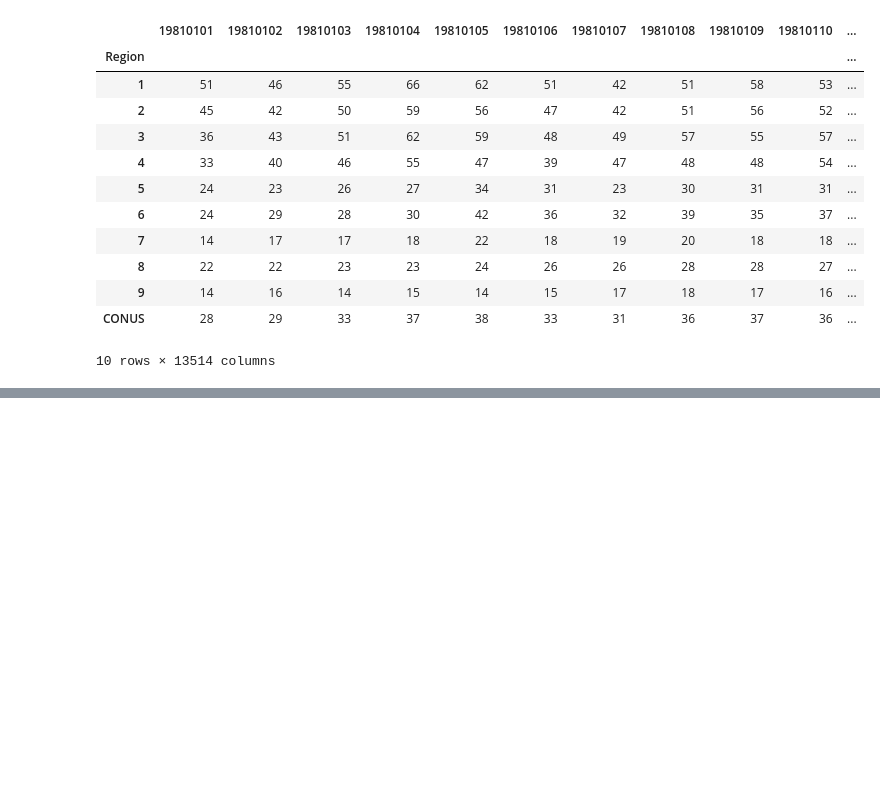
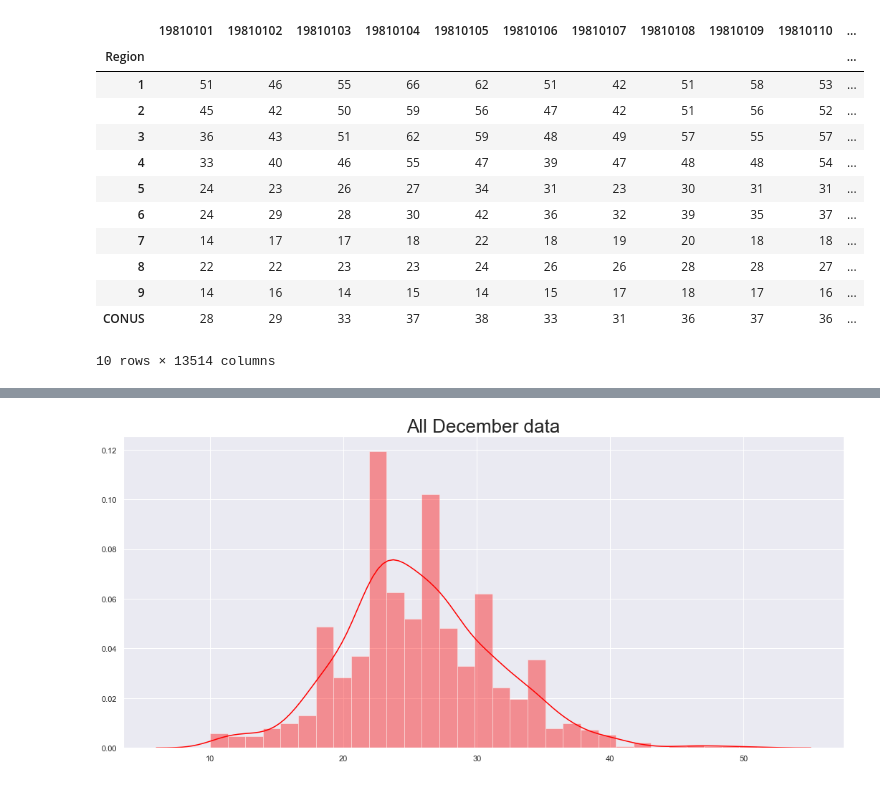
Before and after one commit to jenk1/Mean-Heating-Degree-Days, a Jupyter notebook: 8_28_19_V2.ipynb, the cells around one changed output, grey strips where cells are left out. Cells and saved outputs as stored; diff of their text form; code cells hidden in the pictures; blank space fills up the shorter version.

```diff
--- a/8_28_19_V2.ipynb
+++ b/8_28_19_V2.ipynb
@@ -80,0 +78,4 @@ DecemberData.mean()
+# %%
+sns.distplot(DecemberData, color = 'red').set_title('All December data', fontsize = 26);
+# %% [output]
+[figure, added]
```
Also changed, not shown: parts of 14 cells of this notebook.
